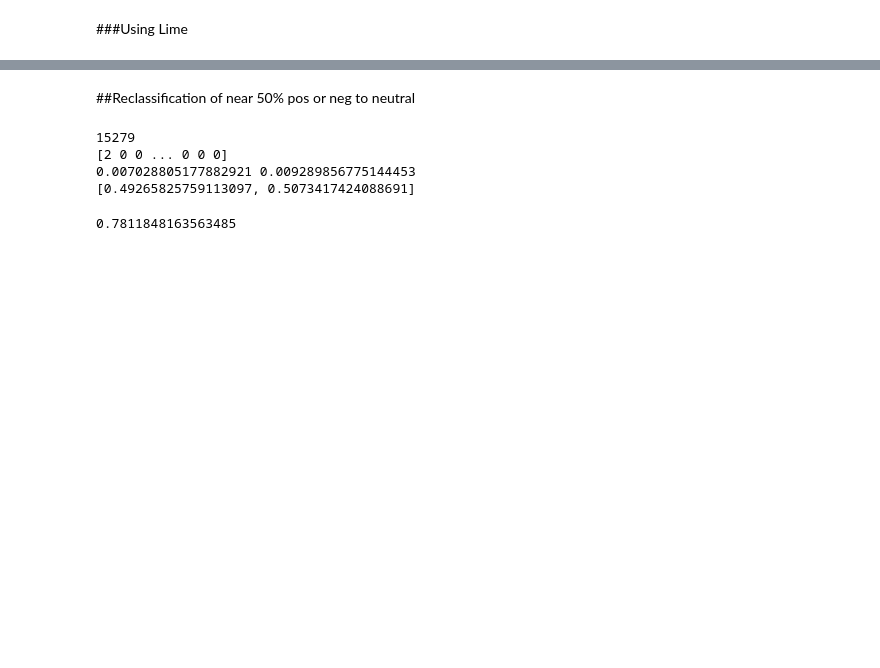
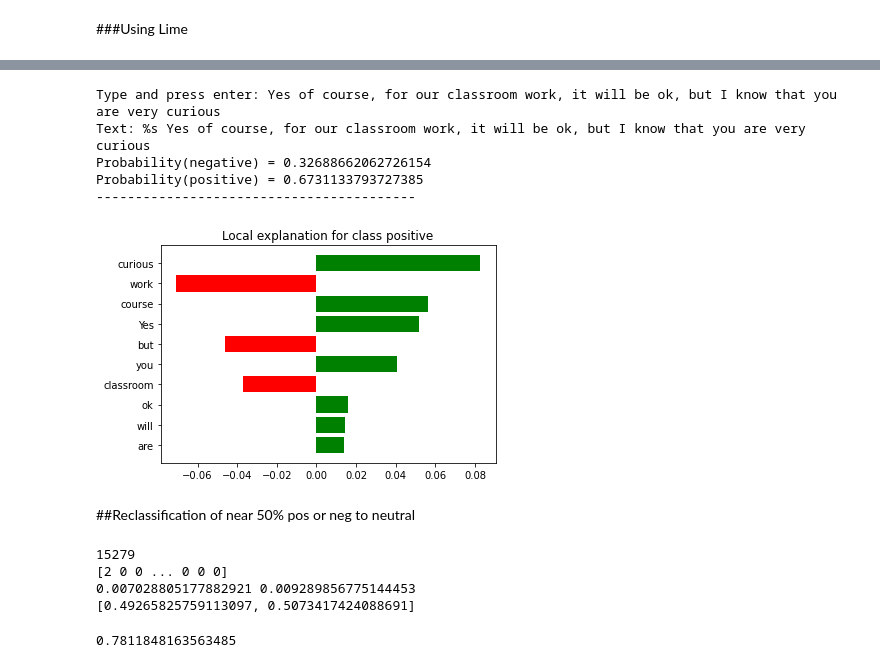
Before and after one commit to VincentGariepy/IFT6390-Competition2-BeaudelAIre, a Jupyter notebook: Naive_Bayes/Compétition_2.ipynb, the cells around one changed output, grey strips where cells are left out. Saved outputs shown, nothing was run; the diff lists cells and outputs as text; code cells hidden in the pictures; blank space fills up the shorter version.

```diff
--- a/Naive_Bayes/Compétition_2.ipynb
+++ b/Naive_Bayes/Compétition_2.ipynb
@@ -487,3 +488,19 @@ Prediction: negative
+# %%
+#Test on input text
+text_to_analyse = input("Type and press enter: ")
+print('Text: %s',text_to_analyse)
+print('Probability(negative) =', c.predict_proba([text_to_analyse])[0,0])
+print('Probability(positive) =', c.predict_proba([text_to_analyse])[0,1])
+print("-----------------------------------------")
+exp = explainer.explain_instance(text_to_analyse, c.predict_proba, num_features=10)
+fig = exp.as_pyplot_figure()
+# %% [output]
+Type and press enter: Yes of course, for our classroom work, it will be ok, but I know that you are very curious
+Text: %s Yes of course, for our classroom work, it will be ok, but I know that you are very curious
+Probability(negative) = 0.32688662062726154
+Probability(positive) = 0.6731133793727385
+-----------------------------------------
+[figure, added]
 # %% [markdown]
 ##Reclassification of near 50% pos or neg to neutral
 # %%
```
Also changed, not shown: parts of 1 cell of this notebook.
